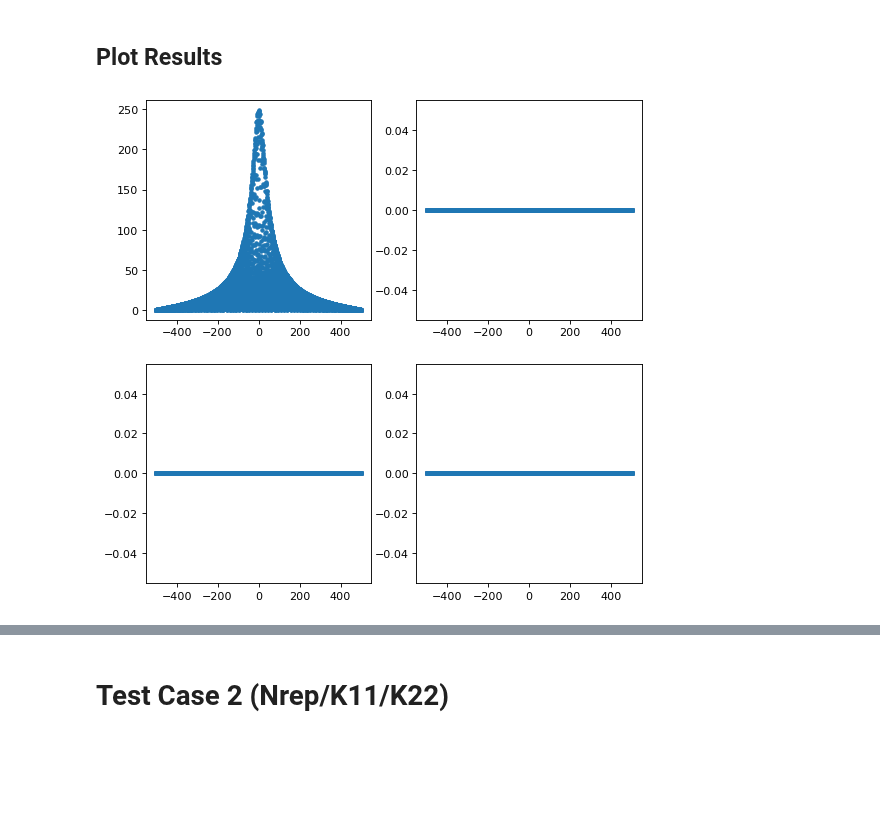
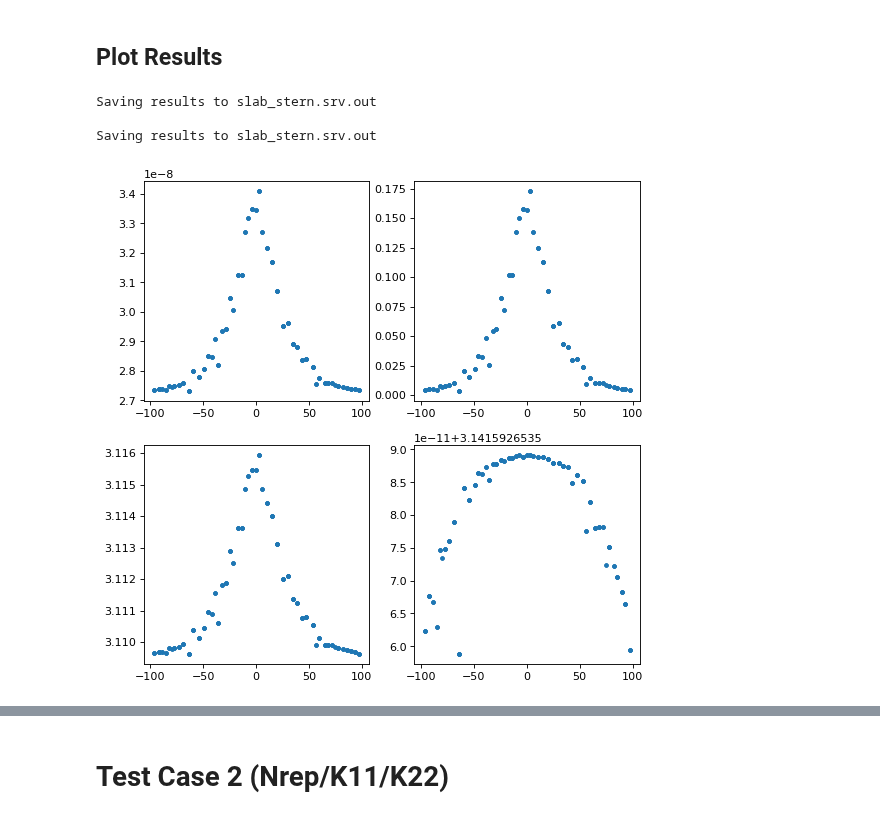
Before and after one commit to yuccadrew/sip, a Jupyter notebook: test_sphere_s61.ipynb, the cells around one changed output, grey strips where cells are left out. Saved outputs shown, nothing was run; the diff lists cells and outputs as text; code cells hidden in the pictures; blank space fills up the shorter version.

```diff
--- a/test_sphere_s61.ipynb
+++ b/test_sphere_s61.ipynb
@@ -2118,7 +2113,7 @@ def set_physics():
     mobility_electrolyte=5e-8 #mobility of sodium cation in bulk electrolyte [m^2/(Vs)]
     mobility_stern=5e-9 #mobility in Stern layer [m^2/(Vs)]
     sigma_electrolyte=0.0 #surface charge density in diffuse layer for steady state[C/m^2]
-    sigma_stern=-0.01 #surface charge density in Stern layer for steady state[C/m^2]
+    sigma_stern=-1.00 #surface charge density in Stern layer for steady state[C/m^2]
 
     temp_K=298 #room/ambient temperature [K]
     cinf=100 #ion concentration in bulk electrolyte [mol/m^3]
@@ -2305,10 +2300,10 @@ def set_materials2d(mesh,physics,u2d,freq=None,case=1):
     qs=0 #placeholder; not implemented yet
     snod=0 #placeholder; not implemented yet
 
-    #c[in_stern]=physics['diffusion_stern']
-    #gamma_x[in_stern]=-physics['mobility_stern']*physics['sigma_stern']
-    #gamma_y[in_stern]=-physics['mobility_stern']*physics['sigma_stern']
-    #gamma_z[in_stern]=-physics['mobility_stern']*physics['sigma_stern']
+    c[in_stern]=physics['diffusion_stern']
+    gamma_x[in_stern]=-physics['mobility_stern']*physics['sigma_stern']*100.0
+    gamma_y[in_stern]=-physics['mobility_stern']*physics['sigma_stern']*100.0
+    gamma_z[in_stern]=-physics['mobility_stern']*physics['sigma_stern']*100.0
     a[in_stern]=1j*freq
 
     materials={'cx':np.array(c),'cy':np.array(c),'cz':np.array(c),
@@ -2361,9 +2356,13 @@ def set_materials3d(mesh,physics,u3d,freq=None,case=1):
     #c[in_air]=perm0
     #c[in_electrolyte]=perm0*physics['rel_perm_electrolyte']
     #c[in_solid]=perm0*physics['rel_perm_solid']
-    #gs[in_stern]=1
+    gs[in_stern]=1
 
+    midpoints=compute_midpoints3d(mesh['nodes'],mesh['elements'])
+    mask=midpoints[:,2]<0
     c[:]=perm0
+    c[mask]=perm0*physics['rel_perm_solid']
+
     nodes=mesh['nodes']
     nind=np.argmin((nodes[:,0]-0.0)**2+(nodes[:,1]-0.0)**2+(nodes[:,2]-30.0e-9)**2)
     fnod[nind]=400*4*np.pi*perm0/20e-9*400/1.23e-09
@@ -2400,8 +2399,8 @@ def build_system(mesh,materials2d,materials3d,case=1):
     K,b=assemble_Ks3d(mesh,mats3d_zero_gs,K,b,offset=(0,0),nrep=1) #K11 face
     K,b=assemble_Ke2d(mesh,mats2d_zero_gamma,K,b,offset=(nnode*1,nnode*1),nrep=1) #K22 element
 
-    #K,b=assemble_Ks3d2d(mesh,materials3d,K,b,offset=(0,nnode*1),nrep=1) #coupled term of K12
-    #K,b=assemble_Ke2d3d(mesh,materials2d,K,b,offset=(nnode*1,0),nrep=1) #coupled term of K12
+    K,b=assemble_Ks3d2d(mesh,materials3d,K,b,offset=(0,nnode*1),nrep=1) #coupled term of K12
+    K,b=assemble_Ke2d3d(mesh,materials2d,K,b,offset=(nnode*1,0),nrep=1) #coupled term of K12
 
     K,b=set_first_kind_bc3d(mesh,materials3d,K,b,offset=(0,0),nrep=1) #K11 1st kind b.c.
     K,b=set_inactive_nodes3d(mesh,K,b,offset=(0,0),nrep=1)
@@ -2418,8 +2417,8 @@ if __name__=='__main__':
     #setup mesh and material properties
     u2d=np.zeros((len(mesh['faces']),4))
     u3d=np.zeros((len(mesh['elements']),4))
-    materials2d=set_materials2d(mesh,physics,u2d=u2d,freq=0.1,case=case)
-    materials3d=set_materials3d(mesh,physics,u3d=u3d,freq=0.1,case=case)
+    materials2d=set_materials2d(mesh,physics,u2d=u2d,freq=100,case=case)
+    materials3d=set_materials3d(mesh,physics,u3d=u3d,freq=100,case=case)
     mesh_scale=scale_mesh(mesh,dist_factor)
     materials2d_scale=scale_materials(materials2d,dist_factor)
     materials3d_scale=scale_materials(materials3d,dist_factor)
@@ -2462,20 +2461,27 @@ Done
 # %%
 %matplotlib inline
 import matplotlib.pyplot as plt
 
 nrep=1
+mask=np.abs(output[:,1])<100e-9
 
 fig,ax=plt.subplots(2,2,figsize=(8,8),dpi=80)
 axs=ax.flatten()
-axs[0].plot(nodes[nind_stern,0]*1e9,np.real(unod[nind_stern,nrep-1]),'.')
-axs[1].plot(nodes[nind_stern,0]*1e9,np.real(unod[nind_stern,nrep*2-1]),'.')
 
-axs[2].plot(nodes[nind_stern,0]*1e9,np.imag(unod[nind_stern,nrep-1]),'.')
-axs[3].plot(nodes[nind_stern,0]*1e9,np.imag(unod[nind_stern,nrep*2-1]),'.')
+output=output_unod(nodes[nind_stern,:],unod[nind_stern,0],'slab_stern.srv')
+axs[0].plot(output[mask,1]*1e9,output[mask,6],'.')
+axs[2].plot(output[mask,1]*1e9,output[mask,7],'.')
+
+output=output_unod(nodes[nind_stern,:],unod[nind_stern,1],'slab_stern.srv')
+axs[1].plot(output[mask,1]*1e9,output[mask,6],'.')
+axs[3].plot(output[mask,1]*1e9,output[mask,7],'.')
 
 plt.show()
 # %% [output]
+Saving results to slab_stern.srv.out
+
+Saving results to slab_stern.srv.out
-[figure, old version]
+[figure, new version]
 # %%
 %matplotlib inline
 import matplotlib.pyplot as plt
```
Also changed, not shown: parts of 8 cells of this notebook.
